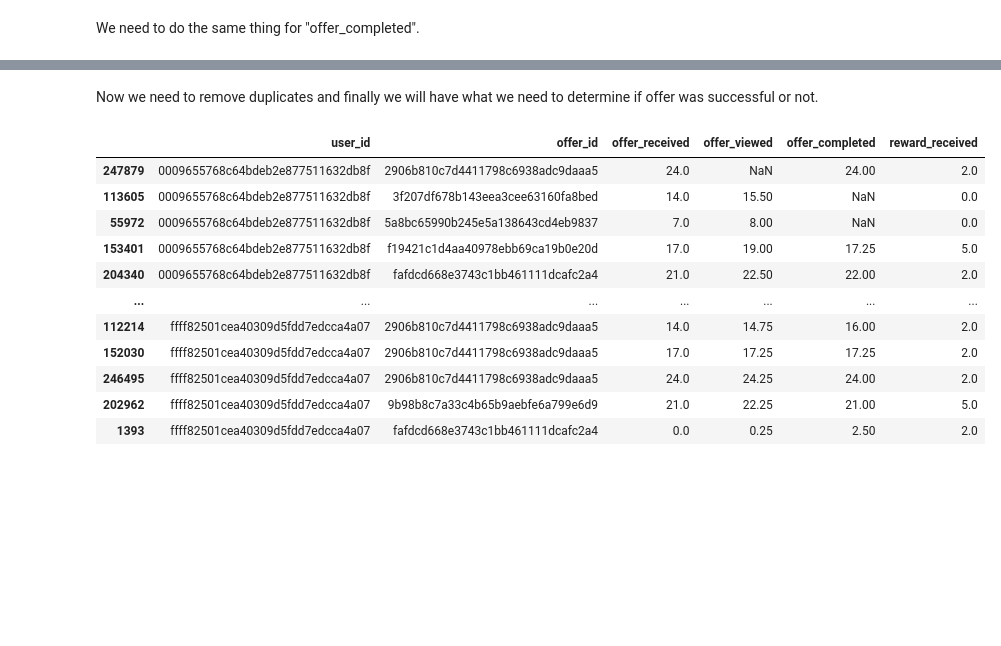
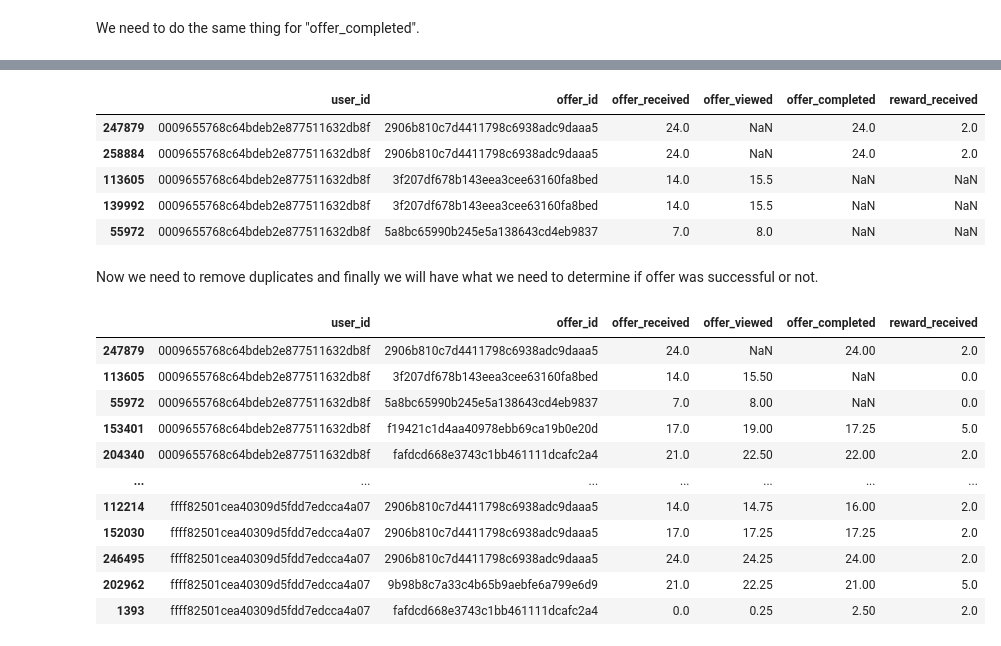
Before and after one commit to jvuger/StarbucksProject, a Jupyter notebook: Starbucks_Capstone_notebook.ipynb, the cells around one changed output, grey strips where cells are left out. Drawn from its saved outputs; the diff is of its cells as text; code cells hidden in the pictures; blank space fills up the shorter version.

```diff
--- a/Starbucks_Capstone_notebook.ipynb
+++ b/Starbucks_Capstone_notebook.ipynb
@@ -830,3 +755,12 @@ transcript_offer.head(30)
+# %%
+transcript_offer.head()
+# %% [output]
+|  | user_id | offer_id | offer_received | offer_viewed | offer_completed | reward_received |
+| 247879 | 0009655768c64bdeb2e877511632db8f | 2906b810c7d4411798c6938adc9daaa5 | 24.0 | NaN | 24.0 | 2.0 |
+| 258884 | 0009655768c64bdeb2e877511632db8f | 2906b810c7d4411798c6938adc9daaa5 | 24.0 | NaN | 24.0 | 2.0 |
+| 113605 | 0009655768c64bdeb2e877511632db8f | 3f207df678b143eea3cee63160fa8bed | 14.0 | 15.5 | NaN | NaN |
+| 139992 | 0009655768c64bdeb2e877511632db8f | 3f207df678b143eea3cee63160fa8bed | 14.0 | 15.5 | NaN | NaN |
+| 55972 | 0009655768c64bdeb2e877511632db8f | 5a8bc65990b245e5a138643cd4eb9837 | 7.0 | 8.0 | NaN | NaN |
 # %% [markdown]
 Now we need to remove duplicates and finally we will have what we need to determine if offer was successful or not.
 # %%
```
Also changed, not shown: parts of 28 cells of this notebook.
